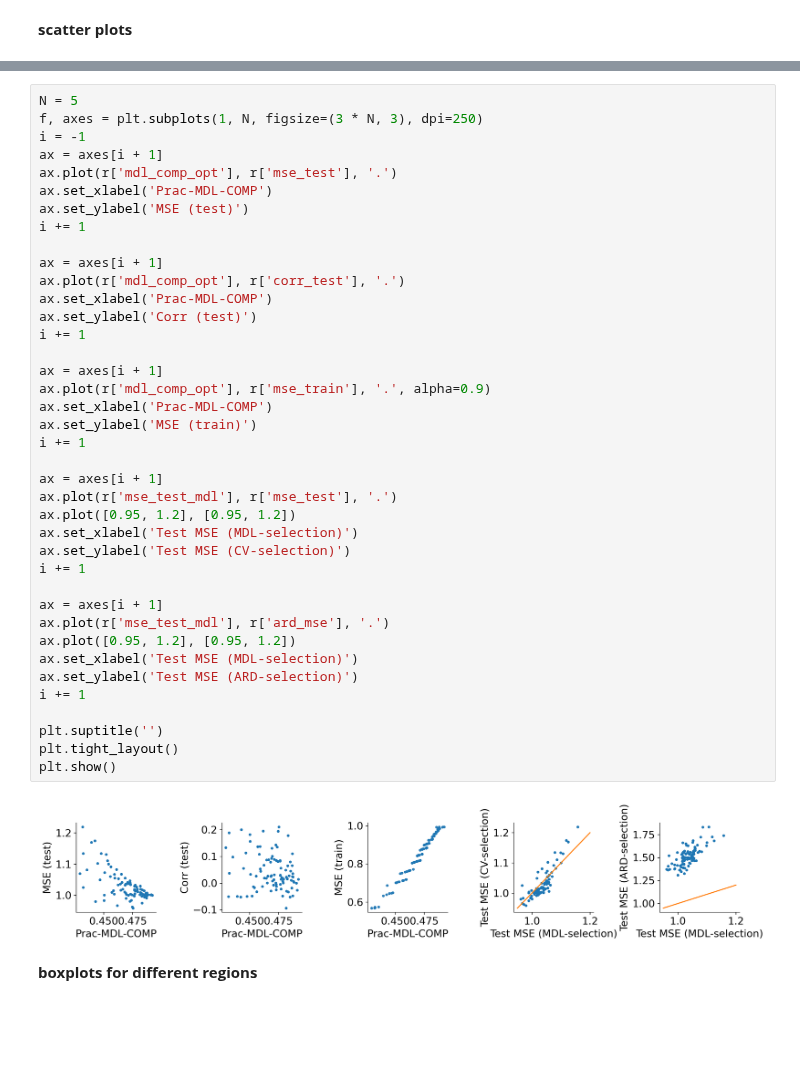
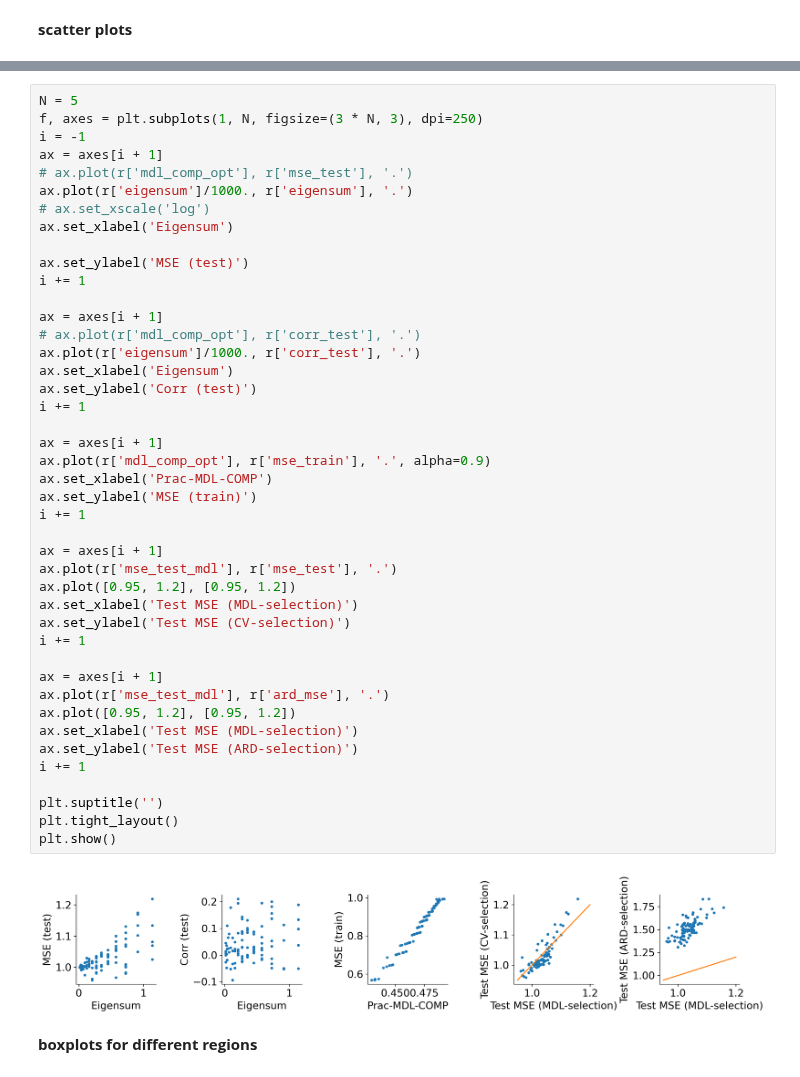
Before and after one commit to csinva/mdl-complexity, a Jupyter notebook: fmri/analyze_fmri.ipynb, the cells around one changed output, grey strips where cells are left out. Cells and saved outputs as stored; diff of their text form; blank space fills up the shorter version.

```diff
--- a/fmri/analyze_fmri.ipynb
+++ b/fmri/analyze_fmri.ipynb
@@ -136,42 +154,46 @@ N = 5
 f, axes = plt.subplots(1, N, figsize=(3 * N, 3), dpi=250)
 i = -1
 ax = axes[i + 1]
-ax.plot(r['mdl_comp_opt'], r['mse_test'], '.')
-ax.set_xlabel('Prac-MDL-COMP')
+# ax.plot(r['mdl_comp_opt'], r['mse_test'], '.')
+ax.plot(r['eigensum']/1000., r['eigensum'], '.')
+# ax.set_xscale('log')
+ax.set_xlabel('Eigensum')
+
 ax.set_ylabel('MSE (test)')
 i += 1
 
 ax = axes[i + 1]
-ax.plot(r['mdl_comp_opt'], r['corr_test'], '.')
-ax.set_xlabel('Prac-MDL-COMP')
+# ax.plot(r['mdl_comp_opt'], r['corr_test'], '.')
+ax.plot(r['eigensum']/1000., r['corr_test'], '.')
+ax.set_xlabel('Eigensum')
 ax.set_ylabel('Corr (test)')
 i += 1
 
 ax = axes[i + 1]
 ax.plot(r['mdl_comp_opt'], r['mse_train'], '.', alpha=0.9)
 ax.set_xlabel('Prac-MDL-COMP')
 ax.set_ylabel('MSE (train)')
 i += 1
 
 ax = axes[i + 1]
 ax.plot(r['mse_test_mdl'], r['mse_test'], '.')
 ax.plot([0.95, 1.2], [0.95, 1.2])
 ax.set_xlabel('Test MSE (MDL-selection)')
 ax.set_ylabel('Test MSE (CV-selection)')
 i += 1
 
 ax = axes[i + 1]
 ax.plot(r['mse_test_mdl'], r['ard_mse'], '.')
 ax.plot([0.95, 1.2], [0.95, 1.2])
 ax.set_xlabel('Test MSE (MDL-selection)')
 ax.set_ylabel('Test MSE (ARD-selection)')
 i += 1
 
 plt.suptitle('')
 plt.tight_layout()
 plt.show()
 # %% [output]
-[figure, old version]
+[figure, new version]
 # %% [markdown]
 **boxplots for different regions**
 # %%
```
Also changed, not shown: parts of 10 cells of this notebook, 3 other files.
